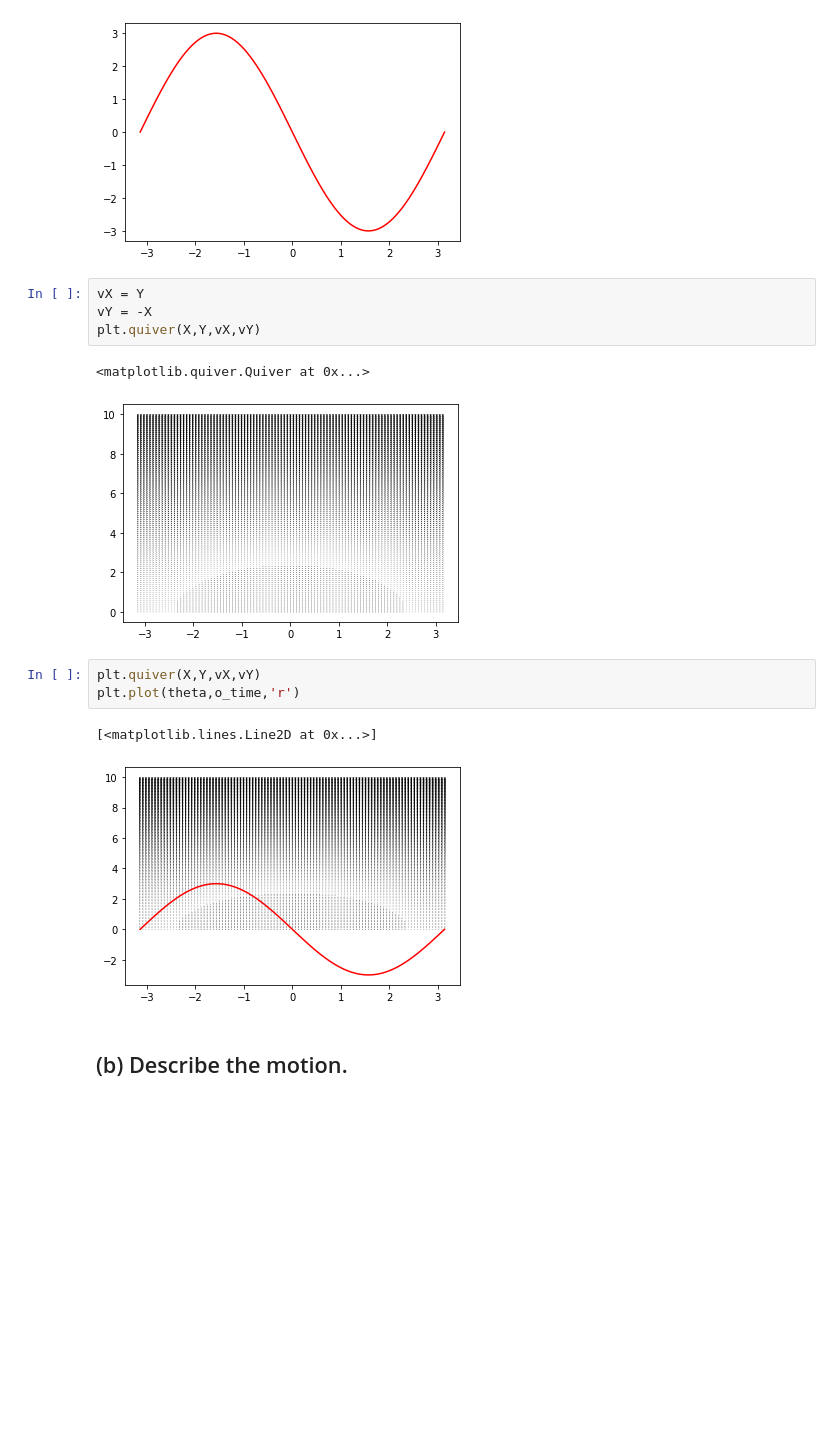
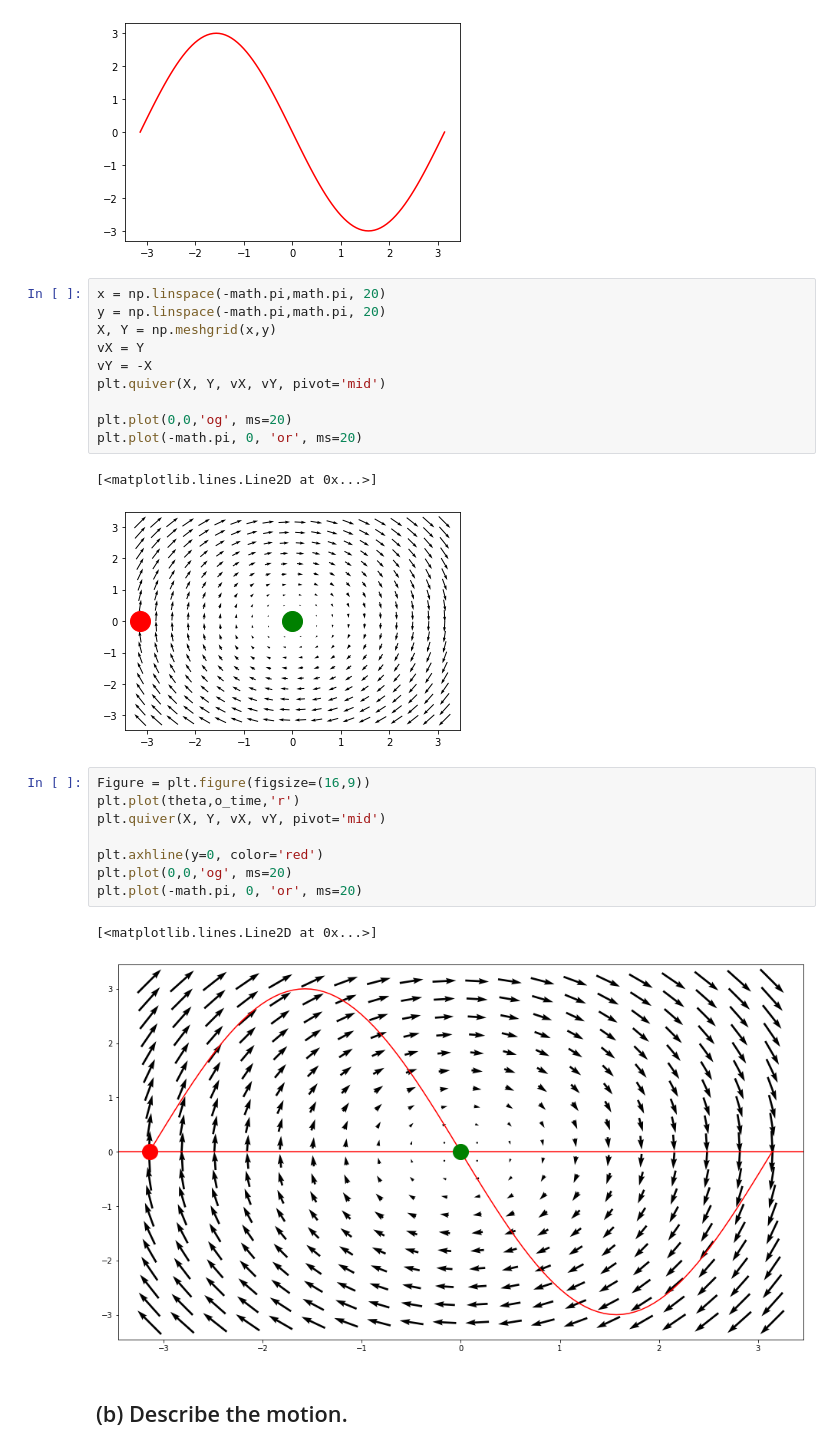
Before and after one commit to HWolf08/biophysics, a Jupyter notebook: week-08/problem-11.5.ipynb, the cells around one changed output. Cells and saved outputs as stored; diff of their text form; blank space fills up the shorter version.

```diff
--- a/week-08/problem-11.5.ipynb
+++ b/week-08/problem-11.5.ipynb
@@ -26,18 +27,29 @@ plt.plot(theta,o_time,'r')
 [<matplotlib.lines.Line2D at 0x...>]
 [figure]
 # %%
+x = np.linspace(-math.pi,math.pi, 20)
+y = np.linspace(-math.pi,math.pi, 20)
+X, Y = np.meshgrid(x,y)
 vX = Y
 vY = -X
-plt.quiver(X,Y,vX,vY)
+plt.quiver(X, Y, vX, vY, pivot='mid')
+
+plt.plot(0,0,'og', ms=20)
+plt.plot(-math.pi, 0, 'or', ms=20)
 # %% [output]
-<matplotlib.quiver.Quiver at 0x...>
+[<matplotlib.lines.Line2D at 0x...>]
-[figure, old version]
+[figure, new version]
 # %%
-plt.quiver(X,Y,vX,vY)
+Figure = plt.figure(figsize=(16,9))
 plt.plot(theta,o_time,'r')
+plt.quiver(X, Y, vX, vY, pivot='mid')
+
+plt.axhline(y=0, color='red')
+plt.plot(0,0,'og', ms=20)
+plt.plot(-math.pi, 0, 'or', ms=20)
 # %% [output]
 [<matplotlib.lines.Line2D at 0x...>]
-[figure, old version]
+[figure, new version]
 # %% [markdown]
 ## (b) Describe the motion.
 # %% [markdown]
```
Also changed, not shown: parts of 2 cells of this notebook.
